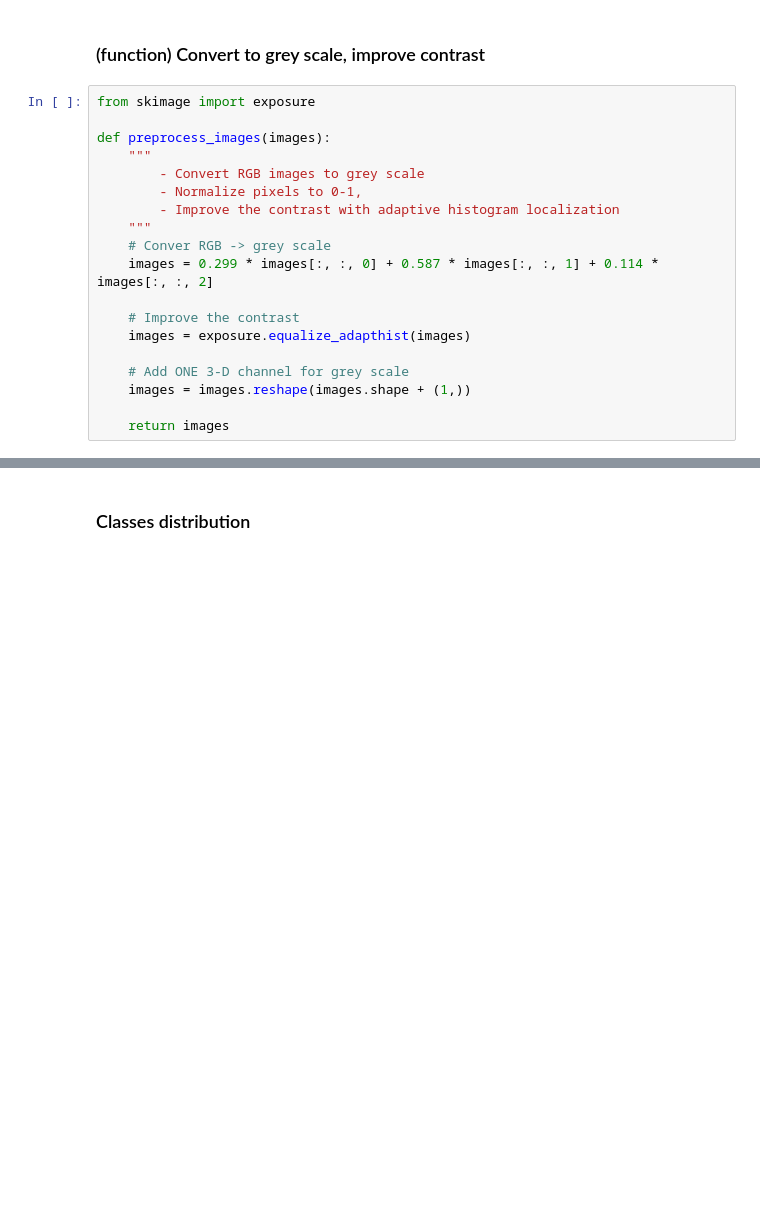
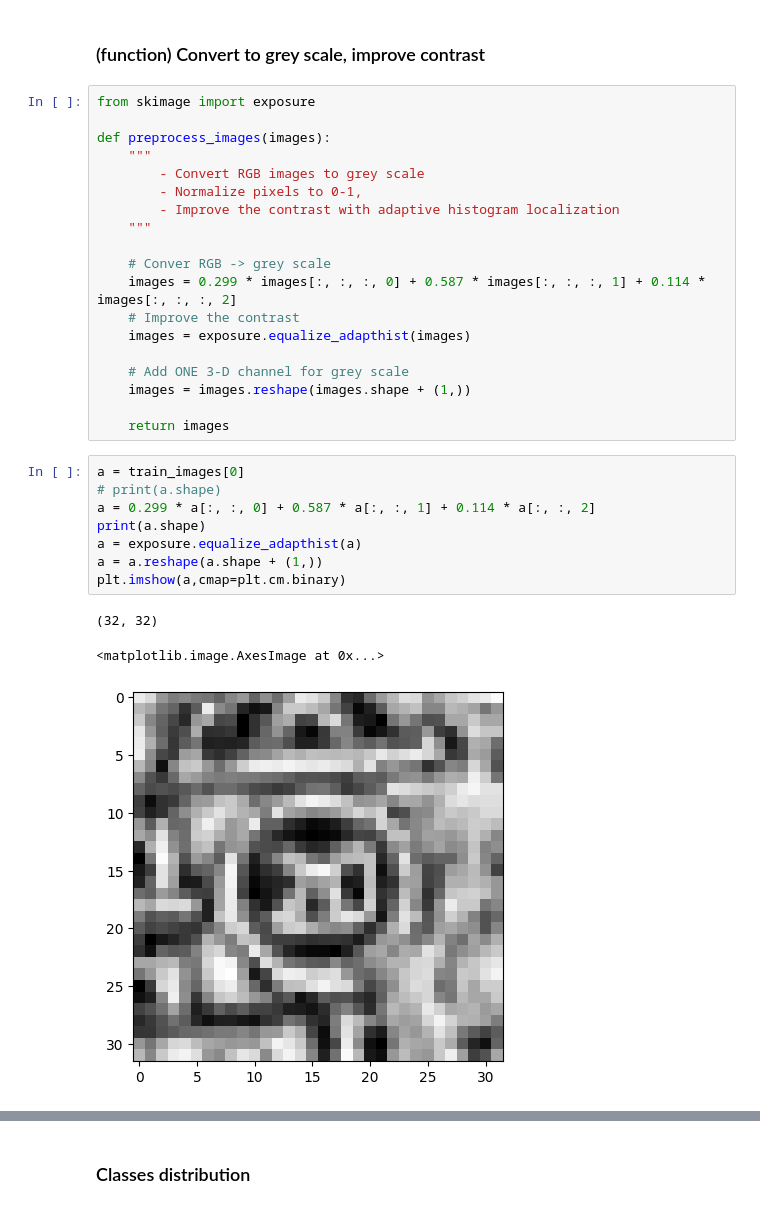
Before and after one commit to isthatm/TrafficSignClassification, a Jupyter notebook: src/DL_traffic_sign.ipynb, the cells around one changed output, grey strips where cells are left out. Cells and saved outputs as stored; diff of their text form; blank space fills up the shorter version.

```diff
--- a/src/DL_traffic_sign.ipynb
+++ b/src/DL_traffic_sign.ipynb
@@ -231,9 +234,9 @@ def preprocess_images(images):
         - Normalize pixels to 0-1,
         - Improve the contrast with adaptive histogram localization
     """
+
     # Conver RGB -> grey scale
-    images = 0.299 * images[:, :, 0] + 0.587 * images[:, :, 1] + 0.114 * images[:, :, 2]
-
+    images = 0.299 * images[:, :, :, 0] + 0.587 * images[:, :, :, 1] + 0.114 * images[:, :, :, 2]
     # Improve the contrast
     images = exposure.equalize_adapthist(images)
 
@@ -241,6 +244,18 @@ def preprocess_images(images):
     images = images.reshape(images.shape + (1,))
 
     return images
+# %%
+a = train_images[0]
+# print(a.shape)
+a = 0.299 * a[:, :, 0] + 0.587 * a[:, :, 1] + 0.114 * a[:, :, 2]
+print(a.shape)
+a = exposure.equalize_adapthist(a)
+a = a.reshape(a.shape + (1,))
+plt.imshow(a,cmap=plt.cm.binary)
+# %% [output]
+(32, 32)
+<matplotlib.image.AxesImage at 0x...>
+[figure, added]
 # %%
 # Display all images
 display_images(preprocess_images(train_images, improveCon=True), train_labels, greyScale=True)
```
Also changed, not shown: parts of 27 cells of this notebook, 2 other files.
